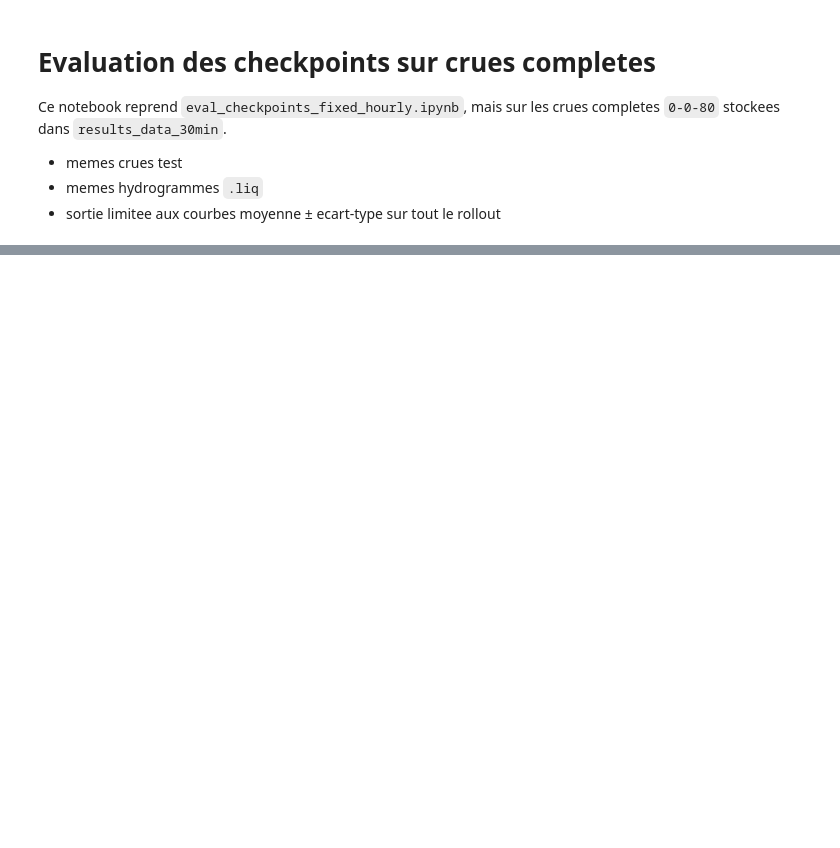
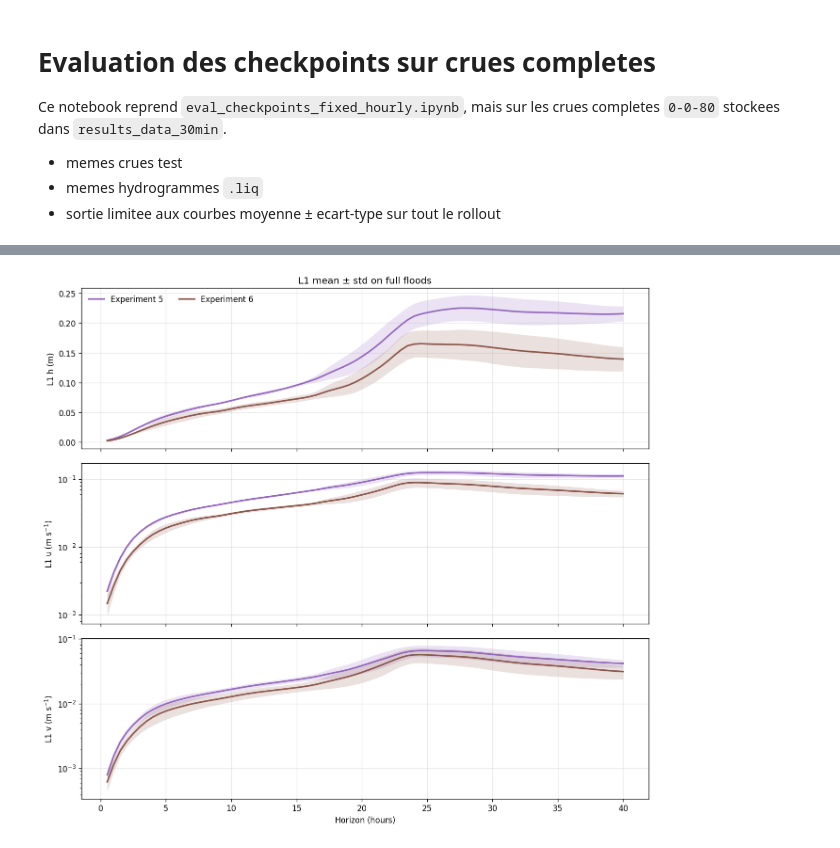
Before and after one commit to vmerc/gnn_modulus_test, a Jupyter notebook: jupyter/eval_checkpoints_full_floods_mean_std.ipynb, the cells around one changed output, grey strips where cells are left out. Drawn from its saved outputs; the diff is of its cells as text; code cells hidden in the pictures; blank space fills up the shorter version.

```diff
--- a/jupyter/eval_checkpoints_full_floods_mean_std.ipynb
+++ b/jupyter/eval_checkpoints_full_floods_mean_std.ipynb
@@ -539,32 +599,34 @@ def plot_l1_components_with_std(fixed_metrics, run_order=None):
     for ax, (comp_idx, use_log, ylabel) in zip(axes, rows):
         for run_name in run_order:
             if run_name not in fixed_metrics:
                 continue
 
             payload = fixed_metrics[run_name]
             mean_vals, std_vals = _extract_mean_std(payload, 'l1', comp_idx=comp_idx)
             lower = mean_vals - std_vals
             upper = mean_vals + std_vals
 
             if use_log:
                 mean_vals[mean_vals <= 0.0] = np.nan
                 lower[lower <= 0.0] = np.nan
 
             style = _style_for_experience(payload['method'])
             ax.plot(payload['hours'], mean_vals, label=payload['method'], **style)
             ax.fill_between(payload['hours'], lower, upper, color=style['color'], alpha=0.18, linewidth=0)
 
         ax.set_ylabel(ylabel)
         ax.grid(True, alpha=0.3)
         if use_log:
             ax.set_yscale('log')
 
-    axes[0].set_title('L1 mean ± std sur crues completes')
+    axes[0].set_title('L1 mean ± std on full floods')
     axes[-1].set_xlabel('Horizon (hours)')
     axes[0].legend(ncol=3, frameon=False)
     fig.tight_layout()
     plt.show()
 
 
-plot_csi_with_std(fixed_metrics, run_order=RUN_ORDER)
+#plot_csi_with_std(fixed_metrics, run_order=RUN_ORDER)
 plot_l1_components_with_std(fixed_metrics, run_order=RUN_ORDER)
+# %% [output]
+[figure, added]
```
Also changed, not shown: parts of 8 cells of this notebook, 6 other files.
